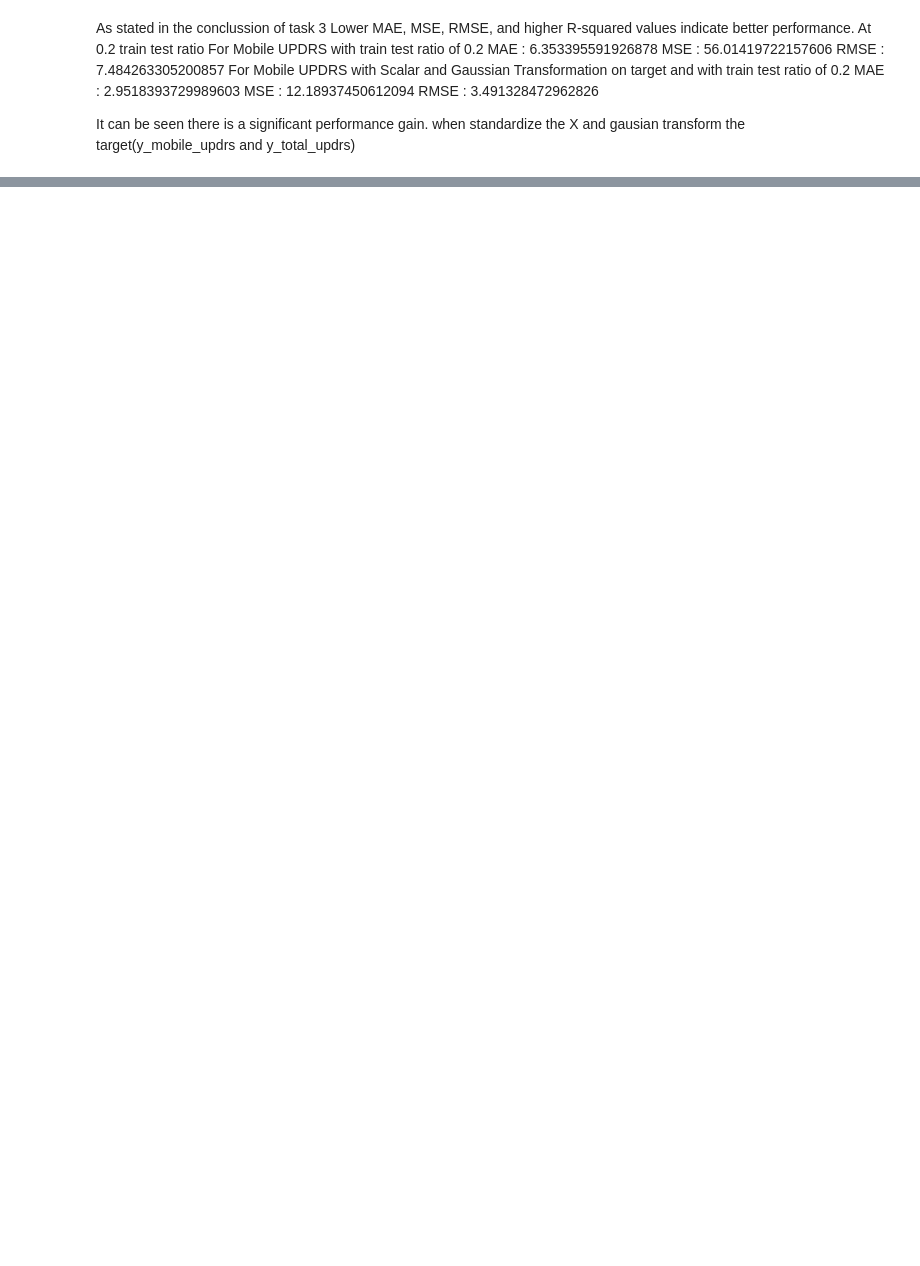
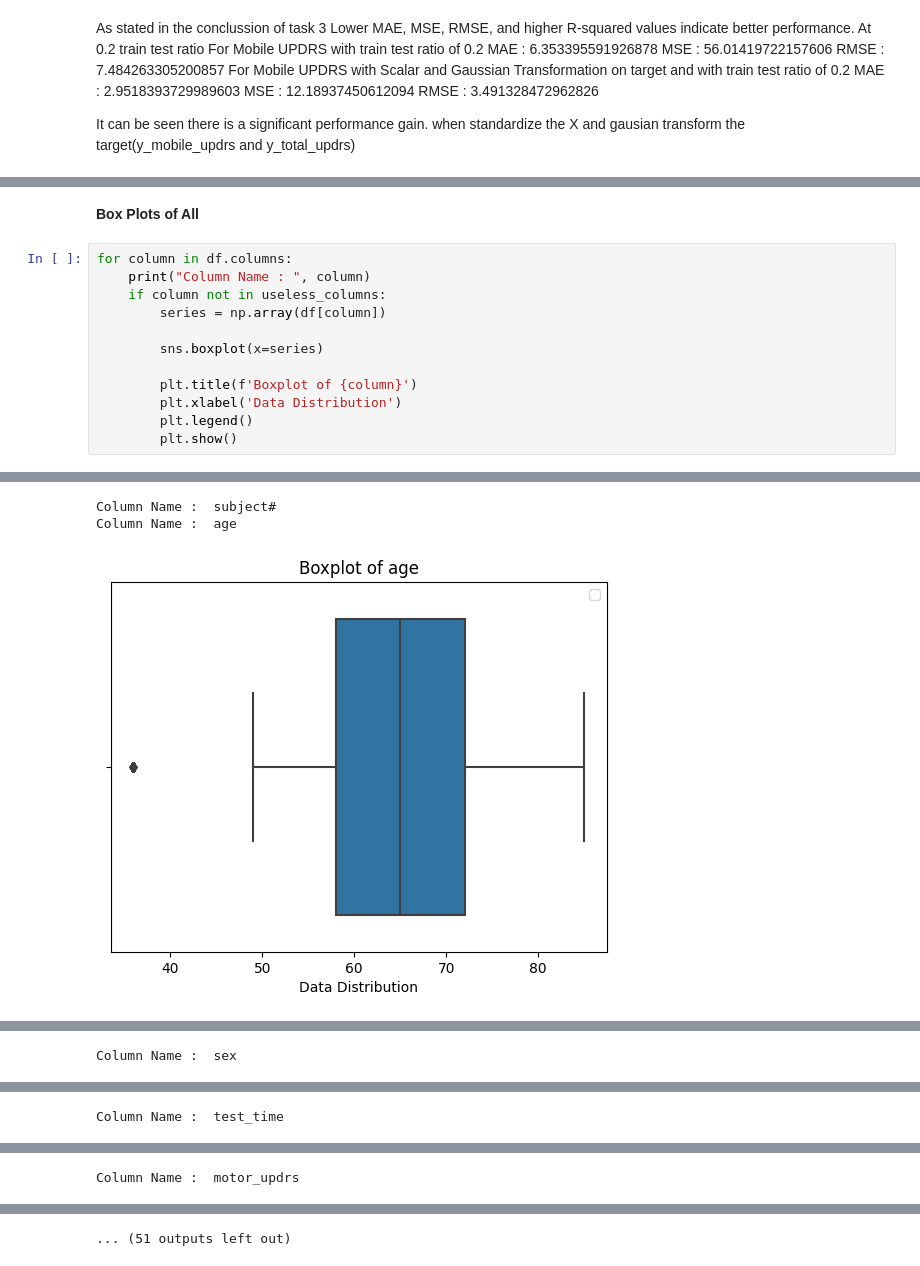
Before and after one commit to ChanderParkash1/HIT140_Assi_3, a Jupyter notebook: code.ipynb, the cells around one changed output, grey strips where cells are left out. Drawn from its saved outputs; the diff is of its cells as text; blank space fills up the shorter version.

```diff
--- a/code.ipynb
+++ b/code.ipynb
@@ -267,0 +301,15 @@ It can be seen there is a significant performance gain. when standardize the X a
+# %% [markdown]
+**Box Plots of All**
+# %%
+for column in df.columns:
+    print("Column Name : ", column)
+    if column not in useless_columns:
+        series = np.array(df[column])
+
+        sns.boxplot(x=series)
+
+        plt.title(f'Boxplot of {column}')
+        plt.xlabel('Data Distribution')
+        plt.legend()
+        plt.show()
+# %% [output]
@@ -267,0 +317,3 @@ It can be seen there is a significant performance gain. when standardize the X a
+Column Name :  subject#
+Column Name :  age
+[figure, added]
@@ -267,0 +321 @@ It can be seen there is a significant performance gain. when standardize the X a
+Column Name :  sex
@@ -267,0 +324 @@ It can be seen there is a significant performance gain. when standardize the X a
+Column Name :  test_time
@@ -267,0 +327 @@ It can be seen there is a significant performance gain. when standardize the X a
+Column Name :  motor_updrs
@@ -267,0 +329 @@ It can be seen there is a significant performance gain. when standardize the X a
+... (51 outputs left out)
```
Also changed, not shown: parts of 12 cells of this notebook, 1 other file.
